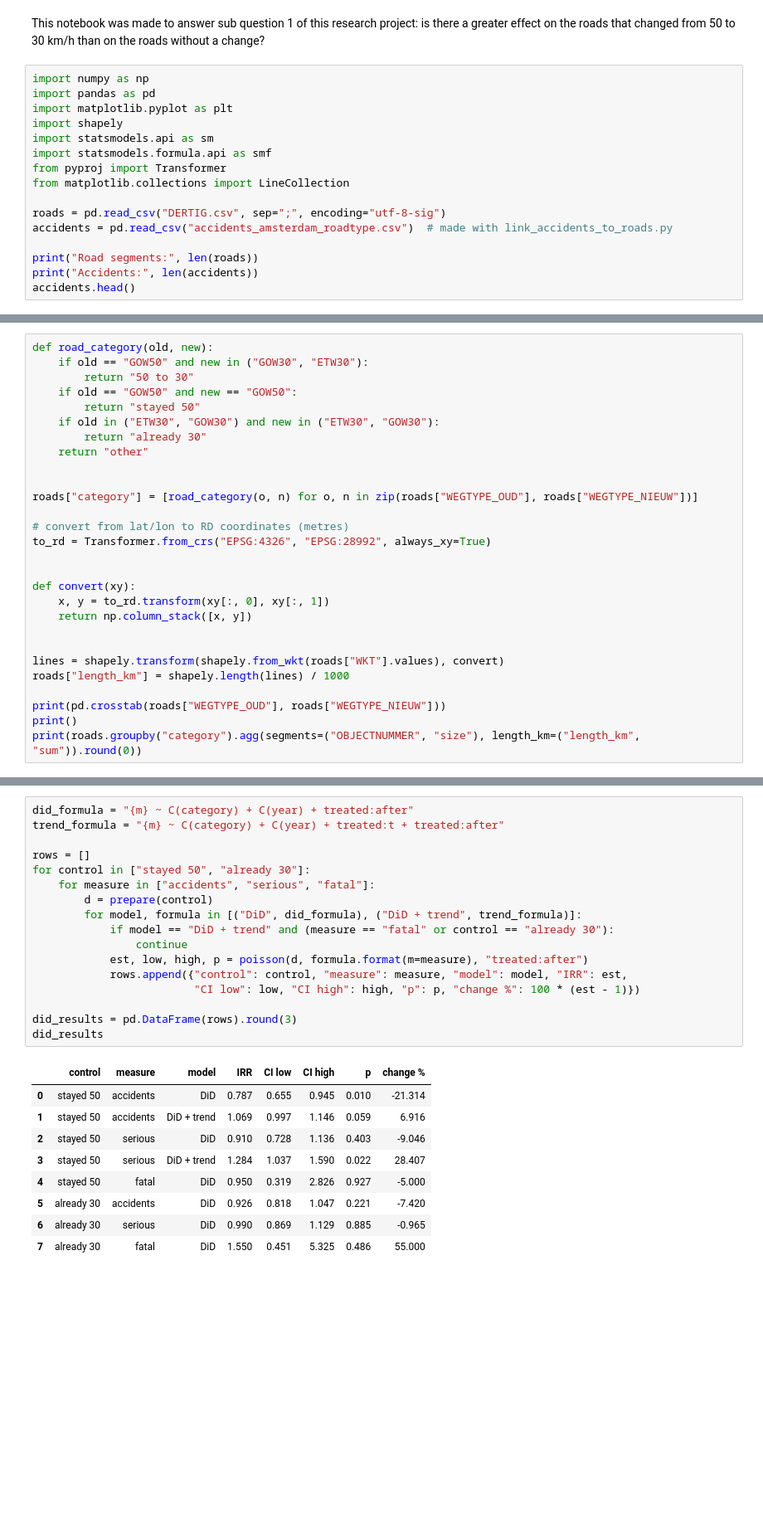
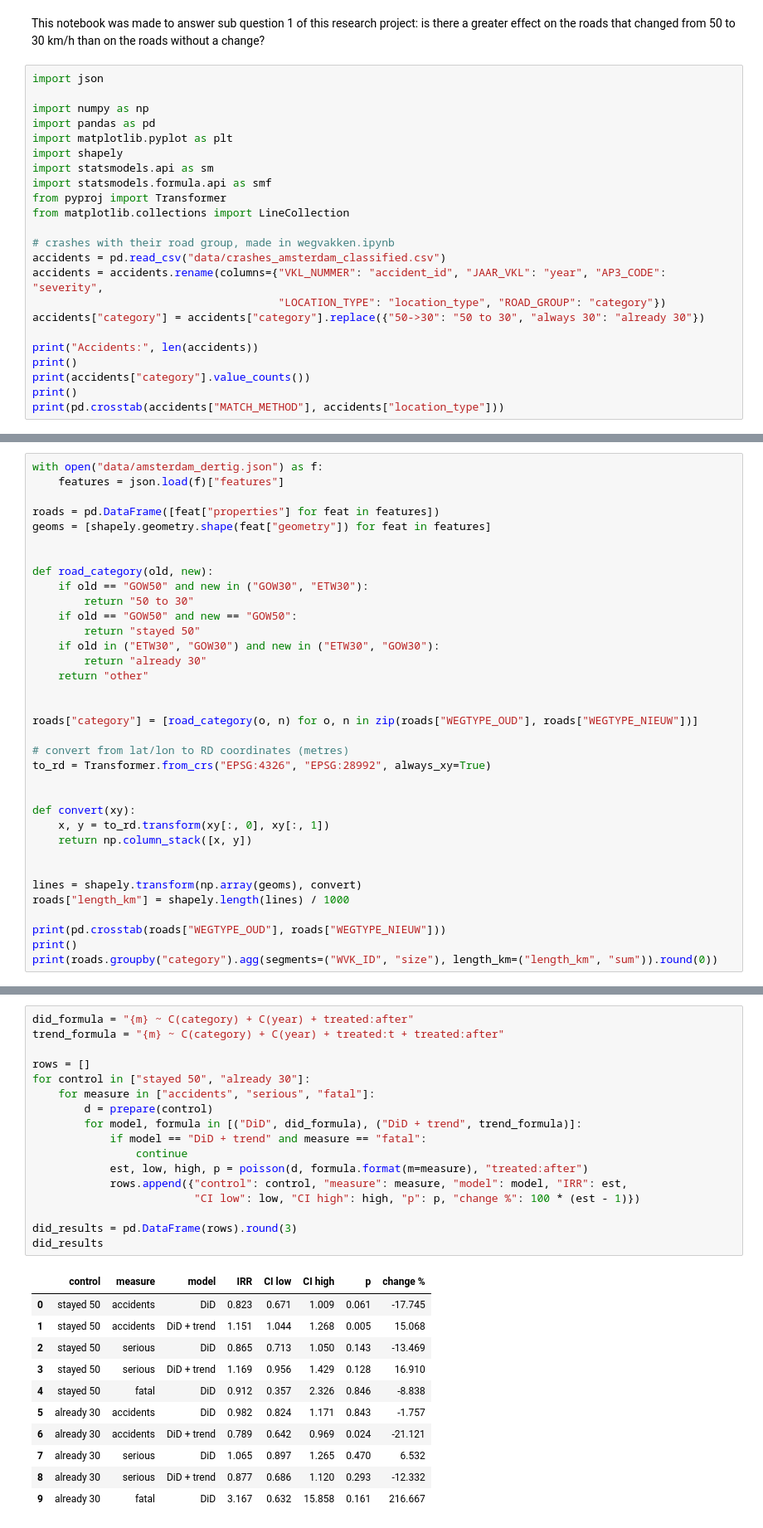
Before and after one commit to LiamLuijtgaarden/Python-Project, a Jupyter notebook: Subquestion 1.1.ipynb, the cells around one changed output, grey strips where cells are left out. Shown at 83% size. Saved outputs shown, nothing was run; the diff lists cells and outputs as text; blank space fills up the shorter version.

```diff
--- a/Subquestion 1.ipynb
+++ b/Subquestion 1.1.ipynb
@@ -1,6 +1,8 @@
 # %% [markdown]
 This notebook was made to answer sub question 1 of this research project: is there a greater effect on the roads that changed from 50 to 30 km/h than on the roads without a change?
 # %%
+import json
+
 import numpy as np
 import pandas as pd
 import matplotlib.pyplot as plt
@@ -10,10 +12,15 @@ import statsmodels.formula.api as smf
 from pyproj import Transformer
 from matplotlib.collections import LineCollection
 
-roads = pd.read_csv("DERTIG.csv", sep=";", encoding="utf-8-sig")
-accidents = pd.read_csv("accidents_amsterdam_roadtype.csv")  # made with link_accidents_to_roads.py
+# crashes with their road group, made in wegvakken.ipynb
+accidents = pd.read_csv("data/crashes_amsterdam_classified.csv")
+accidents = accidents.rename(columns={"VKL_NUMMER": "accident_id", "JAAR_VKL": "year", "AP3_CODE": "severity",
+                                      "LOCATION_TYPE": "location_type", "ROAD_GROUP": "category"})
+accidents["category"] = accidents["category"].replace({"50->30": "50 to 30", "always 30": "already 30"})
 
-print("Road segments:", len(roads))
 print("Accidents:", len(accidents))
-accidents.head()
+print()
+print(accidents["category"].value_counts())
+print()
+print(pd.crosstab(accidents["MATCH_METHOD"], accidents["location_type"]))
 # %% [output]
@@ -52,4 +44,11 @@ Name: count, dtype: int64
 # %%
+with open("data/amsterdam_dertig.json") as f:
+    features = json.load(f)["features"]
+
+roads = pd.DataFrame([feat["properties"] for feat in features])
+geoms = [shapely.geometry.shape(feat["geometry"]) for feat in features]
+
+
 def road_category(old, new):
     if old == "GOW50" and new in ("GOW30", "ETW30"):
         return "50 to 30"
@@ -71,10 +70,10 @@ def convert(xy):
     return np.column_stack([x, y])
 
 
-lines = shapely.transform(shapely.from_wkt(roads["WKT"].values), convert)
+lines = shapely.transform(np.array(geoms), convert)
 roads["length_km"] = shapely.length(lines) / 1000
 
 print(pd.crosstab(roads["WEGTYPE_OUD"], roads["WEGTYPE_NIEUW"]))
 print()
-print(roads.groupby("category").agg(segments=("OBJECTNUMMER", "size"), length_km=("length_km", "sum")).round(0))
+print(roads.groupby("category").agg(segments=("WVK_ID", "size"), length_km=("length_km", "sum")).round(0))
 # %% [output]
@@ -221,30 +220,32 @@ already 30 serious 1.004 CI: 0.945 - 1.065 p = 0.907
 # %%
 did_formula = "{m} ~ C(category) + C(year) + treated:after"
 trend_formula = "{m} ~ C(category) + C(year) + treated:t + treated:after"
 
 rows = []
 for control in ["stayed 50", "already 30"]:
     for measure in ["accidents", "serious", "fatal"]:
         d = prepare(control)
         for model, formula in [("DiD", did_formula), ("DiD + trend", trend_formula)]:
-            if model == "DiD + trend" and (measure == "fatal" or control == "already 30"):
+            if model == "DiD + trend" and measure == "fatal":
                 continue
             est, low, high, p = poisson(d, formula.format(m=measure), "treated:after")
             rows.append({"control": control, "measure": measure, "model": model, "IRR": est,
                          "CI low": low, "CI high": high, "p": p, "change %": 100 * (est - 1)})
 
 did_results = pd.DataFrame(rows).round(3)
 did_results
 # %% [output]
 |  | control | measure | model | IRR | CI low | CI high | p | change % |
-| 0 | stayed 50 | accidents | DiD | 0.787 | 0.655 | 0.945 | 0.010 | -21.314 |
-| 1 | stayed 50 | accidents | DiD + trend | 1.069 | 0.997 | 1.146 | 0.059 | 6.916 |
-| 2 | stayed 50 | serious | DiD | 0.910 | 0.728 | 1.136 | 0.403 | -9.046 |
-| 3 | stayed 50 | serious | DiD + trend | 1.284 | 1.037 | 1.590 | 0.022 | 28.407 |
-| 4 | stayed 50 | fatal | DiD | 0.950 | 0.319 | 2.826 | 0.927 | -5.000 |
-| 5 | already 30 | accidents | DiD | 0.926 | 0.818 | 1.047 | 0.221 | -7.420 |
-| 6 | already 30 | serious | DiD | 0.990 | 0.869 | 1.129 | 0.885 | -0.965 |
-| 7 | already 30 | fatal | DiD | 1.550 | 0.451 | 5.325 | 0.486 | 55.000 |
+| 0 | stayed 50 | accidents | DiD | 0.823 | 0.671 | 1.009 | 0.061 | -17.745 |
+| 1 | stayed 50 | accidents | DiD + trend | 1.151 | 1.044 | 1.268 | 0.005 | 15.068 |
+| 2 | stayed 50 | serious | DiD | 0.865 | 0.713 | 1.050 | 0.143 | -13.469 |
+| 3 | stayed 50 | serious | DiD + trend | 1.169 | 0.956 | 1.429 | 0.128 | 16.910 |
+| 4 | stayed 50 | fatal | DiD | 0.912 | 0.357 | 2.326 | 0.846 | -8.838 |
+| 5 | already 30 | accidents | DiD | 0.982 | 0.824 | 1.171 | 0.843 | -1.757 |
+| 6 | already 30 | accidents | DiD + trend | 0.789 | 0.642 | 0.969 | 0.024 | -21.121 |
+| 7 | already 30 | serious | DiD | 1.065 | 0.897 | 1.265 | 0.470 | 6.532 |
+| 8 | already 30 | serious | DiD + trend | 0.877 | 0.686 | 1.120 | 0.293 | -12.332 |
+| 9 | already 30 | fatal | DiD | 3.167 | 0.632 | 15.858 | 0.161 | 216.667 |
 # %%
 rows = []
 for control in ["stayed 50", "already 30"]:
```
Also changed, not shown: parts of 14 cells of this notebook.
